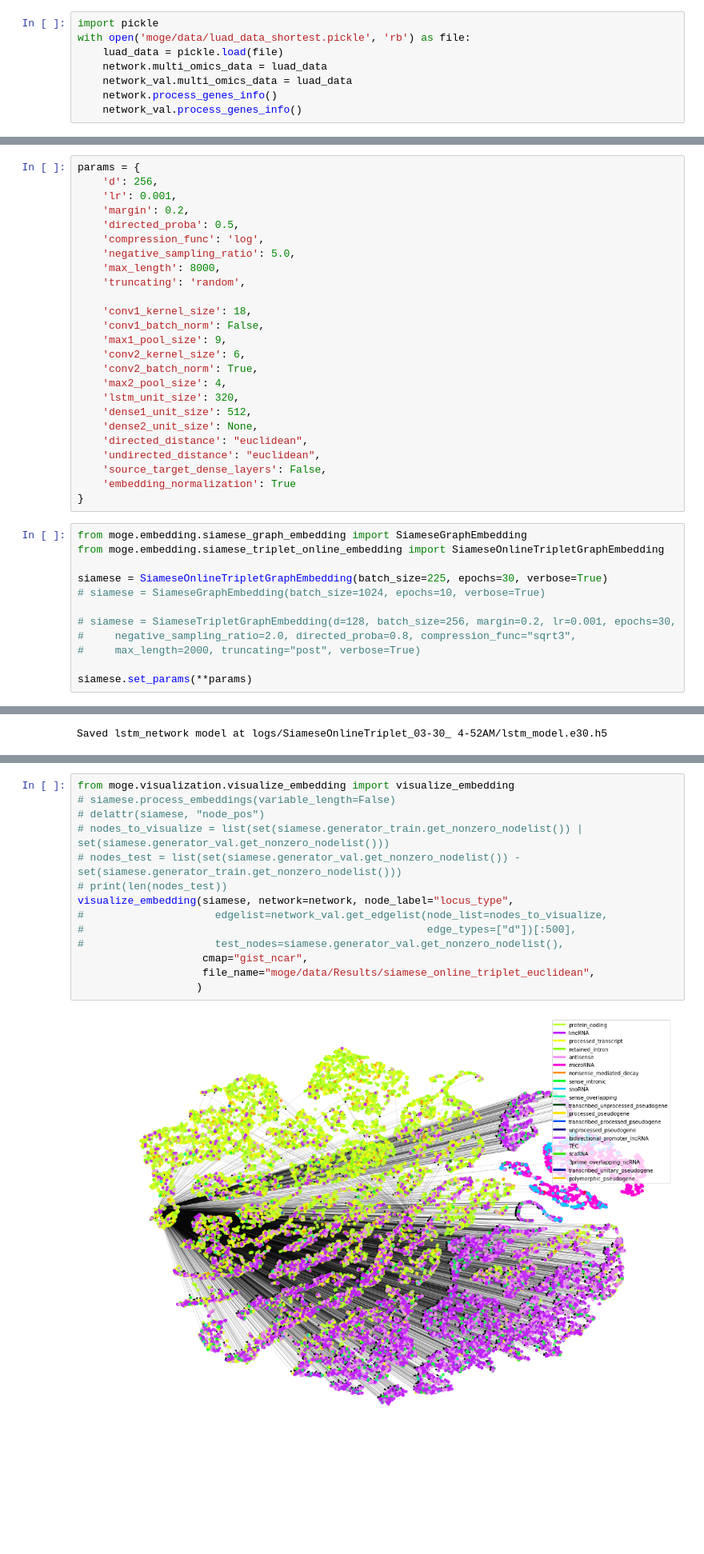
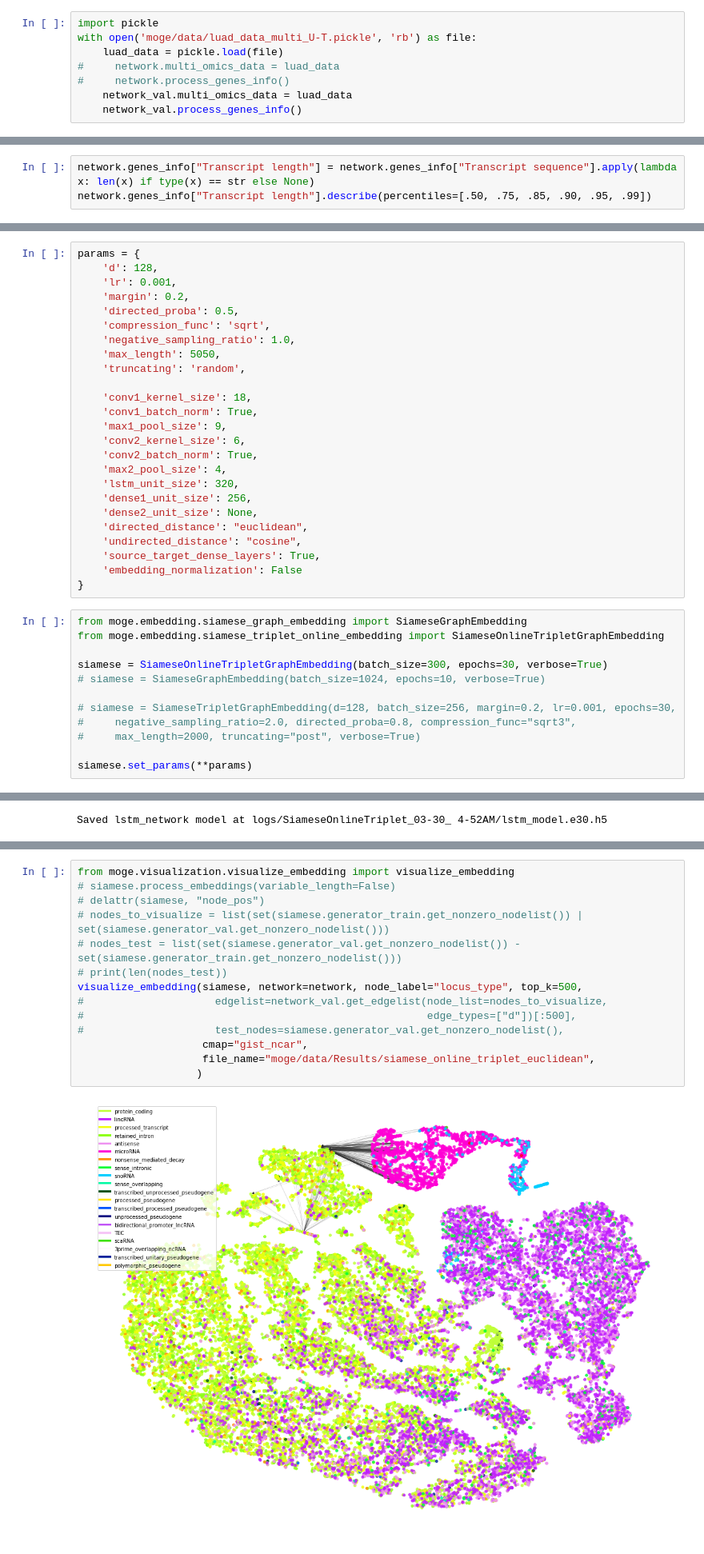
Before and after one commit to JonnyTran/MultiOmicsGraphEmbedding, a Jupyter notebook: Siamese Graph Embedding.ipynb, the cells around one changed output, grey strips where cells are left out. Shown at 80% size. Drawn from its saved outputs; the diff is of its cells as text; blank space fills up the shorter version.

```diff
--- a/Siamese Graph Embedding.ipynb
+++ b/Siamese Graph Embedding.ipynb
@@ -34,9 +43,9 @@ with open('moge/data/LMN_future_recall/TEST/Interactions_Affinity/LMN_mirtarbase
 # %%
 import pickle
-with open('moge/data/luad_data_shortest.pickle', 'rb') as file:
+with open('moge/data/luad_data_multi_U-T.pickle', 'rb') as file:
     luad_data = pickle.load(file)
-    network.multi_omics_data = luad_data
+#     network.multi_omics_data = luad_data
+#     network.process_genes_info()
     network_val.multi_omics_data = luad_data
-    network.process_genes_info()
     network_val.process_genes_info()
 # %% [output]
@@ -46,3 +52,6 @@ Total nodes (filtered): 32707
 Genes info columns: ['Disease association', 'locus_type', 'Transcript sequence', 'Chromosome', 'GO Terms', 'Family']
 Number of nodes without seq removed: -10093
 Total nodes (filtered): 22648
+# %%
+network.genes_info["Transcript length"] = network.genes_info["Transcript sequence"].apply(lambda x: len(x) if type(x) == str else None)
+network.genes_info["Transcript length"].describe(percentiles=[.50, .75, .85, .90, .95, .99])
@@ -69,34 +100,34 @@ matrix_heatmap(network_val.get_adjacency_matrix(edge_types=["d"], node_list=netw
 # Train
 # %%
 params = {
-    'd': 256,
+    'd': 128,
     'lr': 0.001,
     'margin': 0.2,
     'directed_proba': 0.5,
-    'compression_func': 'log',
-    'negative_sampling_ratio': 5.0,
-    'max_length': 8000,
+    'compression_func': 'sqrt',
+    'negative_sampling_ratio': 1.0,
+    'max_length': 5050,
     'truncating': 'random',
 
     'conv1_kernel_size': 18,
-    'conv1_batch_norm': False,
+    'conv1_batch_norm': True,
     'max1_pool_size': 9,
     'conv2_kernel_size': 6,
     'conv2_batch_norm': True,
     'max2_pool_size': 4,
     'lstm_unit_size': 320,
-    'dense1_unit_size': 512,
+    'dense1_unit_size': 256,
     'dense2_unit_size': None,
     'directed_distance': "euclidean",
-    'undirected_distance': "euclidean",
-    'source_target_dense_layers': False,
-    'embedding_normalization': True
+    'undirected_distance': "cosine",
+    'source_target_dense_layers': True,
+    'embedding_normalization': False
 }
 # %%
 from moge.embedding.siamese_graph_embedding import SiameseGraphEmbedding
 from moge.embedding.siamese_triplet_online_embedding import SiameseOnlineTripletGraphEmbedding
 
-siamese = SiameseOnlineTripletGraphEmbedding(batch_size=225, epochs=30, verbose=True)
+siamese = SiameseOnlineTripletGraphEmbedding(batch_size=300, epochs=30, verbose=True)
 # siamese = SiameseGraphEmbedding(batch_size=1024, epochs=10, verbose=True)
 
 # siamese = SiameseTripletGraphEmbedding(d=128, batch_size=256, margin=0.2, lr=0.001, epochs=30,
@@ -337,19 +397,19 @@ Clustering 14254 nodes with n_clusters: 500
 # %%
 from moge.visualization.visualize_embedding import visualize_embedding
 # siamese.process_embeddings(variable_length=False)
 # delattr(siamese, "node_pos")
 # nodes_to_visualize = list(set(siamese.generator_train.get_nonzero_nodelist()) | set(siamese.generator_val.get_nonzero_nodelist()))
 # nodes_test = list(set(siamese.generator_val.get_nonzero_nodelist()) - set(siamese.generator_train.get_nonzero_nodelist()))
 # print(len(nodes_test))
-visualize_embedding(siamese, network=network, node_label="locus_type",
+visualize_embedding(siamese, network=network, node_label="locus_type", top_k=500,
 #                     edgelist=network_val.get_edgelist(node_list=nodes_to_visualize,
 #                                                       edge_types=["d"])[:500],
 #                     test_nodes=siamese.generator_val.get_nonzero_nodelist(),
                     cmap="gist_ncar",
                     file_name="moge/data/Results/siamese_online_triplet_euclidean",
                    )
 # %% [output]
-[figure, old version]
+[figure, new version]
 <Figure size 432x288 with 0 Axes>
 # %%
 siamese.process_embeddings(variable_length=True, minlen=200)
```
Also changed, not shown: parts of 13 cells of this notebook, 7 other files.
